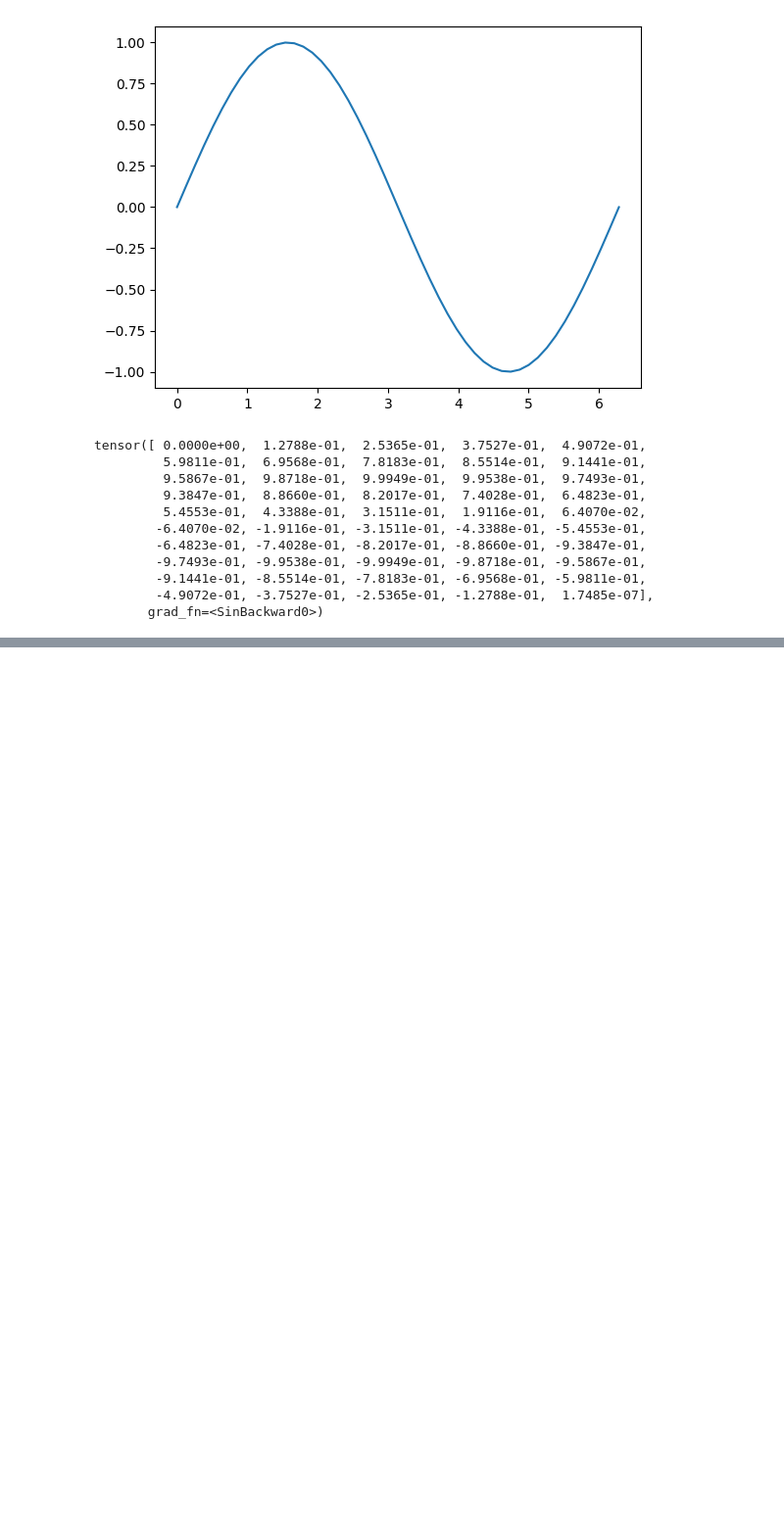
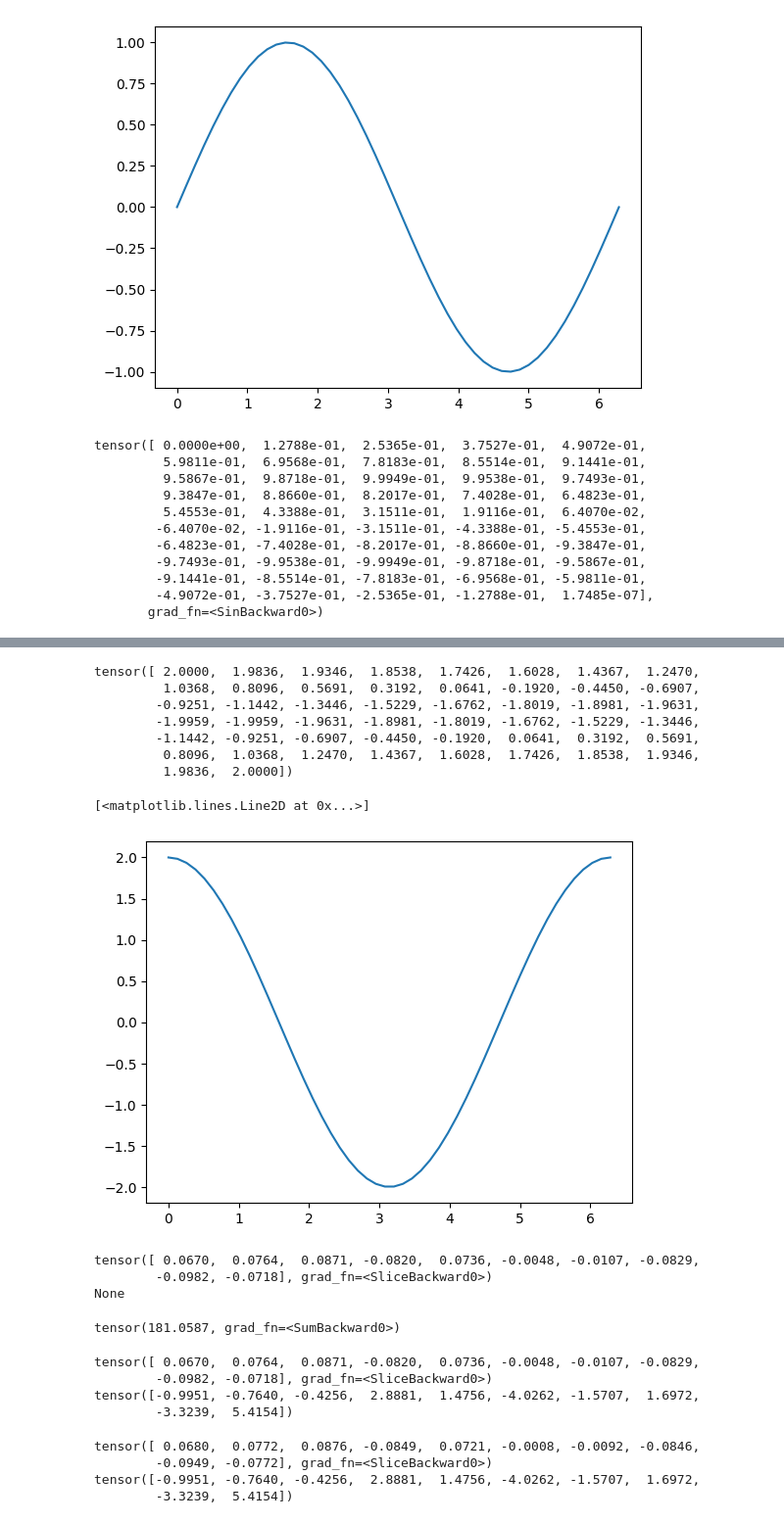
Before and after one commit to sahal-mulki/learning-pytorch, a Jupyter notebook: Part 3 - Autograd.ipynb, the cells around one changed output, grey strips where cells are left out. Shown: that part at 98% size. Saved outputs shown, nothing was run; the diff lists cells and outputs as text; code cells hidden in the pictures; blank space fills up the shorter version.

```diff
--- a/Part 3 - Autograd.ipynb
+++ b/Part 3 - Autograd.ipynb
@@ -40,3 +49,5 @@ tensor([ 0.0000e+00,  1.2788e-01,  2.5365e-01,  3.7527e-01,  4.9072e-01,
        grad_fn=<SinBackward0>)
 # %%
 c = 2 * b
+# %%
+d = c.add(1)
@@ -42,0 +68,16 @@ c = 2 * b
+# %%
+out = d.sum()
+# %%
+out.backward()
+print(a.grad)
+plt.plot(a.detach(), a.grad.detach())
+# %% [output]
+tensor([ 2.0000,  1.9836,  1.9346,  1.8538,  1.7426,  1.6028,  1.4367,  1.2470,
+         1.0368,  0.8096,  0.5691,  0.3192,  0.0641, -0.1920, -0.4450, -0.6907,
+        -0.9251, -1.1442, -1.3446, -1.5229, -1.6762, -1.8019, -1.8981, -1.9631,
+        -1.9959, -1.9959, -1.9631, -1.8981, -1.8019, -1.6762, -1.5229, -1.3446,
+        -1.1442, -0.9251, -0.6907, -0.4450, -0.1920,  0.0641,  0.3192,  0.5691,
+         0.8096,  1.0368,  1.2470,  1.4367,  1.6028,  1.7426,  1.8538,  1.9346,
+         1.9836,  2.0000])
+[<matplotlib.lines.Line2D at 0x...>]
+[figure, added]
@@ -42,0 +109,34 @@ c = 2 * b
+# %%
+print(model.layer2.weight[0][0:10]) # just a small slice
+print(model.layer2.weight.grad)
+# %% [output]
+tensor([ 0.0670,  0.0764,  0.0871, -0.0820,  0.0736, -0.0048, -0.0107, -0.0829,
+        -0.0982, -0.0718], grad_fn=<SliceBackward0>)
+None
+# %%
+optimizer = torch.optim.SGD(model.parameters(), lr=0.001)
+
+prediction = model(some_input)
+
+loss = (ideal_output - prediction).pow(2).sum()
+print(loss)
+# %% [output]
+tensor(181.0587, grad_fn=<SumBackward0>)
+# %%
+loss.backward()
+print(model.layer2.weight[0][0:10])
+print(model.layer2.weight.grad[0][0:10])
+# %% [output]
+tensor([ 0.0670,  0.0764,  0.0871, -0.0820,  0.0736, -0.0048, -0.0107, -0.0829,
+        -0.0982, -0.0718], grad_fn=<SliceBackward0>)
+tensor([-0.9951, -0.7640, -0.4256,  2.8881,  1.4756, -4.0262, -1.5707,  1.6972,
+        -3.3239,  5.4154])
+# %%
+optimizer.step()
+print(model.layer2.weight[0][0:10])
+print(model.layer2.weight.grad[0][0:10])
+# %% [output]
+tensor([ 0.0680,  0.0772,  0.0876, -0.0849,  0.0721, -0.0008, -0.0092, -0.0846,
+        -0.0949, -0.0772], grad_fn=<SliceBackward0>)
+tensor([-0.9951, -0.7640, -0.4256,  2.8881,  1.4756, -4.0262, -1.5707,  1.6972,
+        -3.3239,  5.4154])
```
Also changed, not shown: parts of 5 cells of this notebook.
